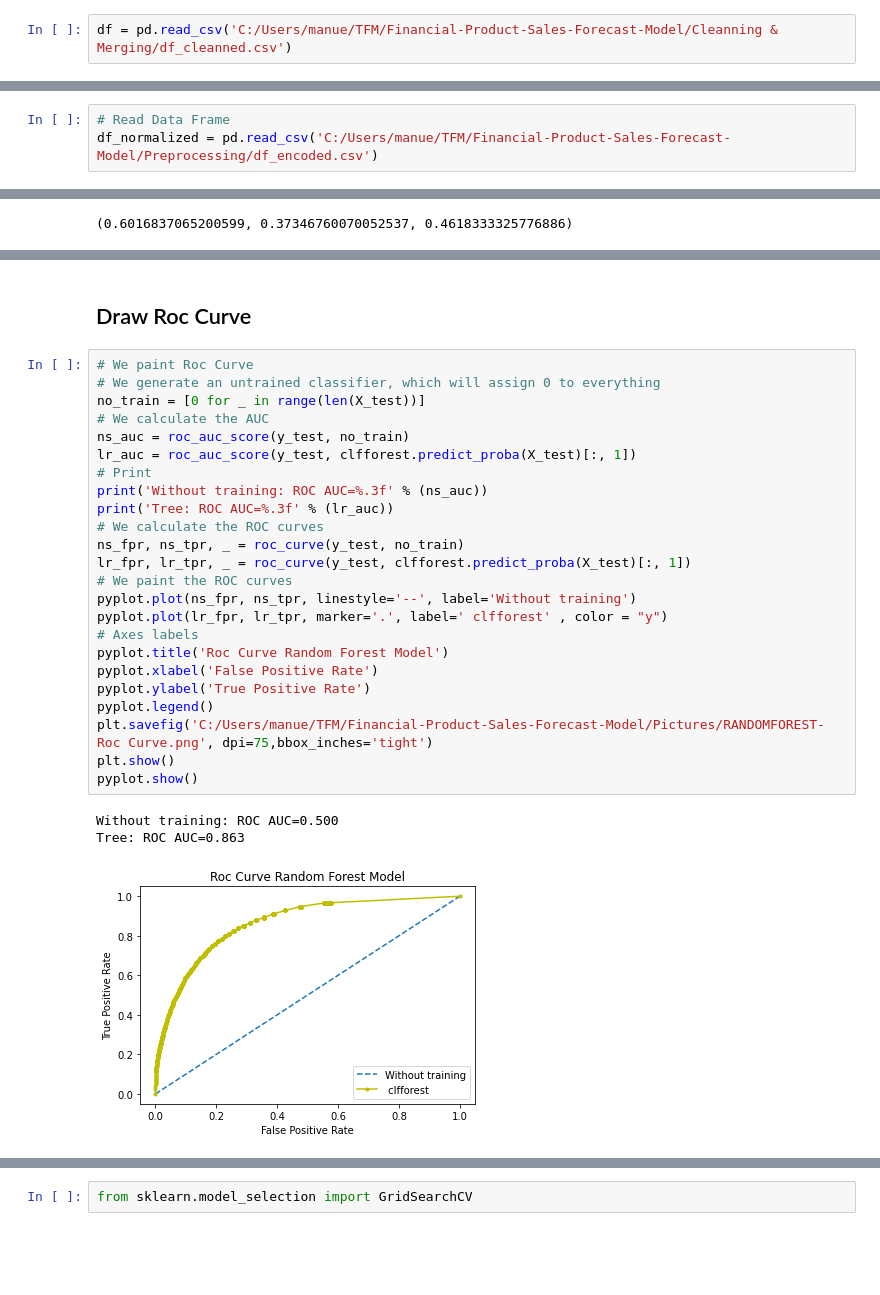
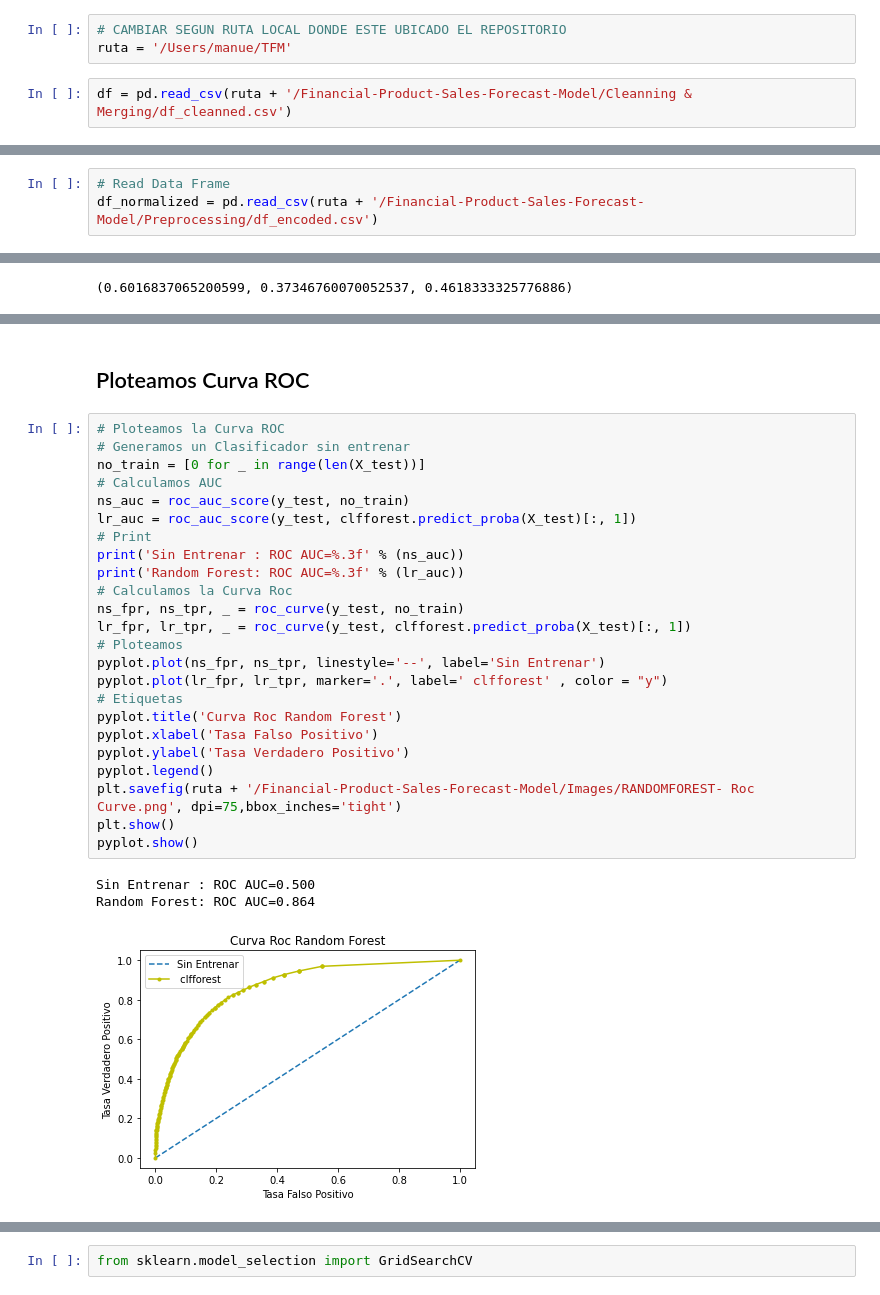
Before and after one commit to romayana/Financial-Product-Sales-Forecast-Model, a Jupyter notebook: Models/RANDOMFOREST_model.ipynb, the cells around one changed output, grey strips where cells are left out. Saved outputs shown, nothing was run; the diff lists cells and outputs as text; blank space fills up the shorter version.

```diff
--- a/Models/RANDOMFOREST_model.ipynb
+++ b/Models/RANDOMFOREST_model.ipynb
@@ -32,3 +32,6 @@ We read and present our Database. We show the first 5 rows, the type and name of
+# %%
+# CAMBIAR SEGUN RUTA LOCAL DONDE ESTE UBICADO EL REPOSITORIO
+ruta = '/Users/manue/TFM'
 # %%
-df = pd.read_csv('C:/Users/manue/TFM/Financial-Product-Sales-Forecast-Model/Cleanning & Merging/df_cleanned.csv')
+df = pd.read_csv(ruta + '/Financial-Product-Sales-Forecast-Model/Cleanning & Merging/df_cleanned.csv')
 # %%
@@ -168,6 +171,6 @@ Tree: ROC AUC=0.783
 # %%
 # Read Data Frame
-df_normalized = pd.read_csv('C:/Users/manue/TFM/Financial-Product-Sales-Forecast-Model/Preprocessing/df_encoded.csv')
+df_normalized = pd.read_csv(ruta + '/Financial-Product-Sales-Forecast-Model/Preprocessing/df_encoded.csv')
 # %%
 df.sample(5)
 # %% [output]
@@ -336,30 +338,30 @@ roc_auc_score = 0.862880346484505
-# %% [markdown]
-## Draw Roc Curve
+# %% [markdown]
+## Ploteamos Curva ROC
 # %%
-# We paint Roc Curve
-# We generate an untrained classifier, which will assign 0 to everything
+# Ploteamos la Curva ROC
+# Generamos un Clasificador sin entrenar
 no_train = [0 for _ in range(len(X_test))]
-# We calculate the AUC
+# Calculamos AUC
 ns_auc = roc_auc_score(y_test, no_train)
 lr_auc = roc_auc_score(y_test, clfforest.predict_proba(X_test)[:, 1])
 # Print
-print('Without training: ROC AUC=%.3f' % (ns_auc))
-print('Tree: ROC AUC=%.3f' % (lr_auc))
-# We calculate the ROC curves
+print('Sin Entrenar : ROC AUC=%.3f' % (ns_auc))
+print('Random Forest: ROC AUC=%.3f' % (lr_auc))
+# Calculamos la Curva Roc
 ns_fpr, ns_tpr, _ = roc_curve(y_test, no_train)
 lr_fpr, lr_tpr, _ = roc_curve(y_test, clfforest.predict_proba(X_test)[:, 1])
-# We paint the ROC curves
-pyplot.plot(ns_fpr, ns_tpr, linestyle='--', label='Without training')
+# Ploteamos
+pyplot.plot(ns_fpr, ns_tpr, linestyle='--', label='Sin Entrenar')
 pyplot.plot(lr_fpr, lr_tpr, marker='.', label=' clfforest' , color = "y")
-# Axes labels
-pyplot.title('Roc Curve Random Forest Model')
-pyplot.xlabel('False Positive Rate')
-pyplot.ylabel('True Positive Rate')
+# Etiquetas
+pyplot.title('Curva Roc Random Forest')
+pyplot.xlabel('Tasa Falso Positivo')
+pyplot.ylabel('Tasa Verdadero Positivo')
 pyplot.legend()
-plt.savefig('C:/Users/manue/TFM/Financial-Product-Sales-Forecast-Model/Pictures/RANDOMFOREST- Roc Curve.png', dpi=75,bbox_inches='tight')
+plt.savefig(ruta + '/Financial-Product-Sales-Forecast-Model/Images/RANDOMFOREST- Roc Curve.png', dpi=75,bbox_inches='tight')
 plt.show()
 pyplot.show()
 # %% [output]
-Without training: ROC AUC=0.500
-Tree: ROC AUC=0.863
+Sin Entrenar : ROC AUC=0.500
+Random Forest: ROC AUC=0.864
-[figure, old version]
+[figure, new version]
```
Also changed, not shown: parts of 74 cells of this notebook, 4 other files.
